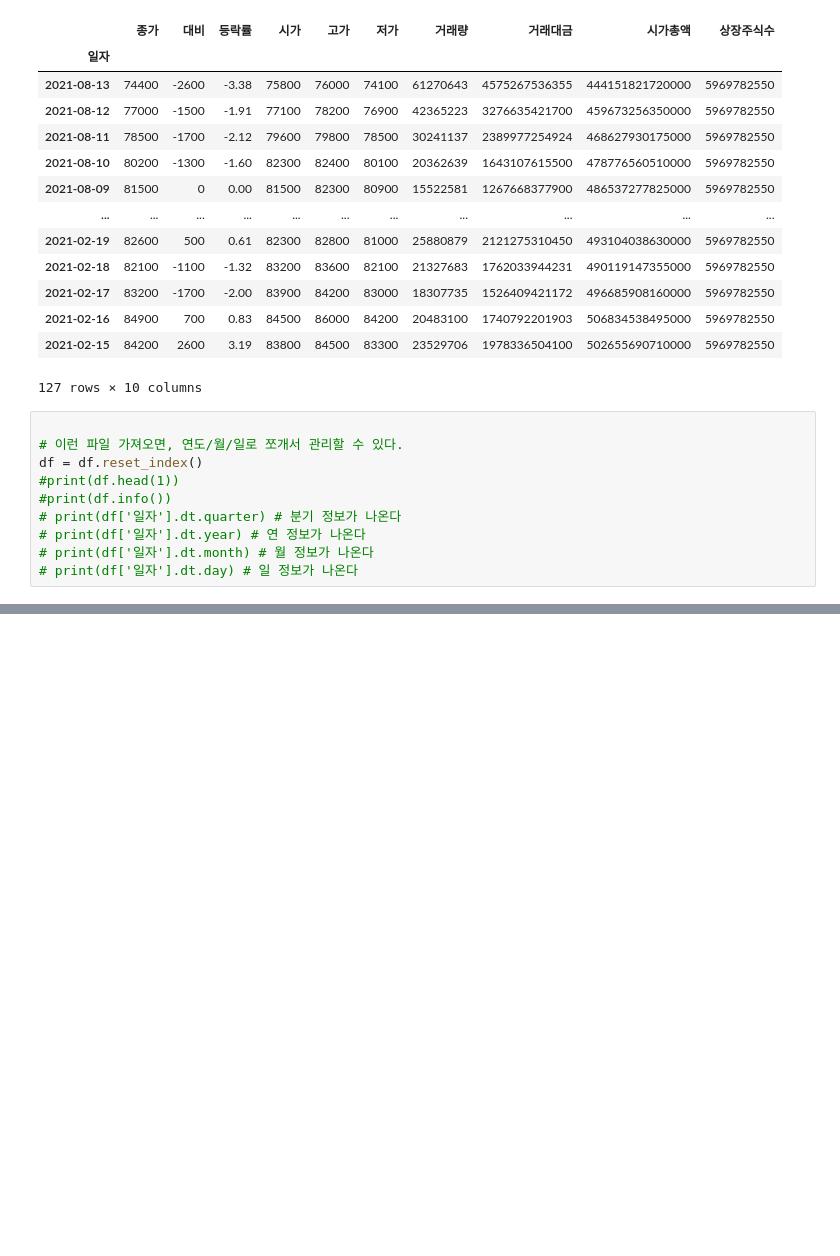
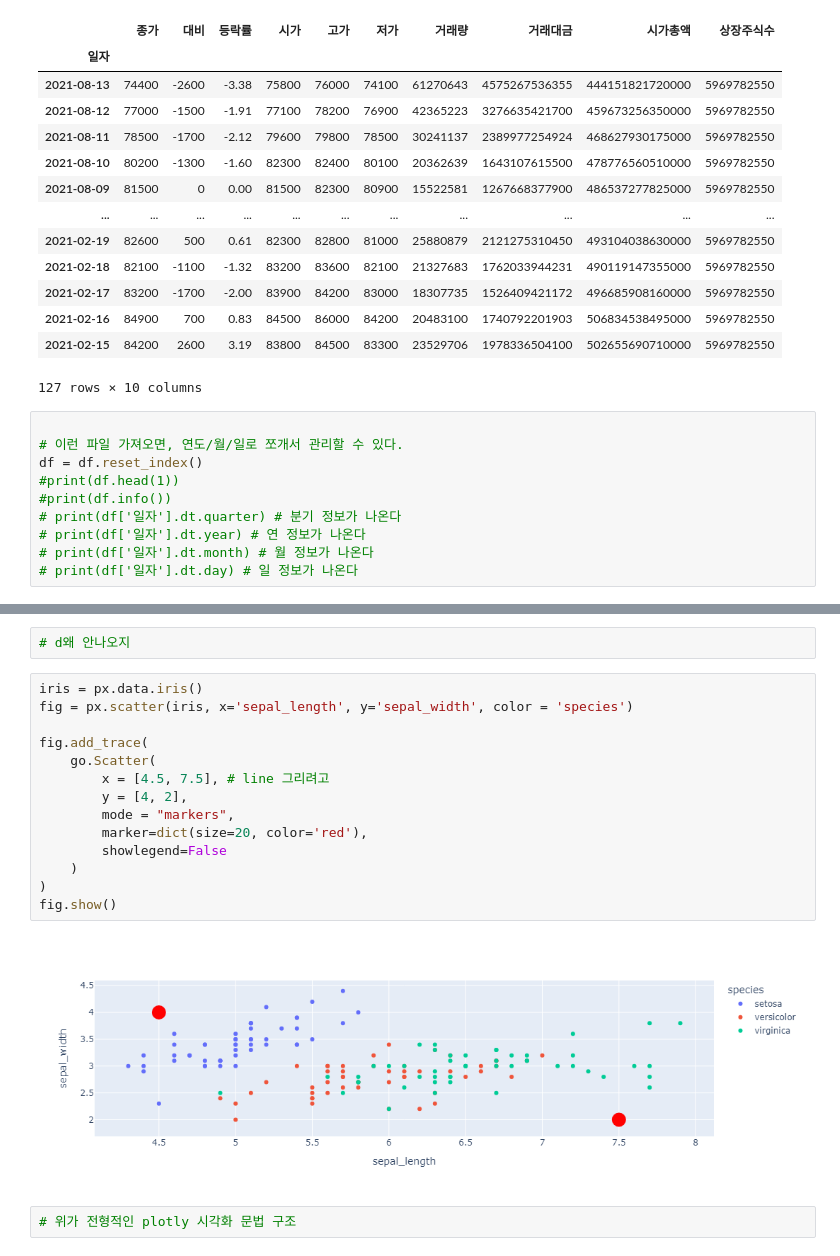
Before and after one commit to dsleslie/Archiving, a Jupyter notebook: IMDGB/step02_ds_basic/241002_lecture.ipynb, the cells around one changed output, grey strips where cells are left out. Cells and saved outputs as stored; diff of their text form; blank space fills up the shorter version.

```diff
--- a/IMDGB/step02_ds_basic/241002_lecture.ipynb
+++ b/IMDGB/step02_ds_basic/241002_lecture.ipynb
@@ -517,0 +580,20 @@ df = df.reset_index()
+# %%
+# d왜 안나오지
+# %%
+iris = px.data.iris()
+fig = px.scatter(iris, x='sepal_length', y='sepal_width', color = 'species')
+
+fig.add_trace(
+    go.Scatter(
+        x = [4.5, 7.5], # line 그리려고
+        y = [4, 2],
+        mode = "markers",
+        marker=dict(size=20, color='red'),
+        showlegend=False
+    )
+)
+fig.show()
+# %% [output]
+[figure, added]
+# %%
+# 위가 전형적인 plotly 시각화 문법 구조
```
Also changed, not shown: parts of 16 cells of this notebook, 1 other file.
